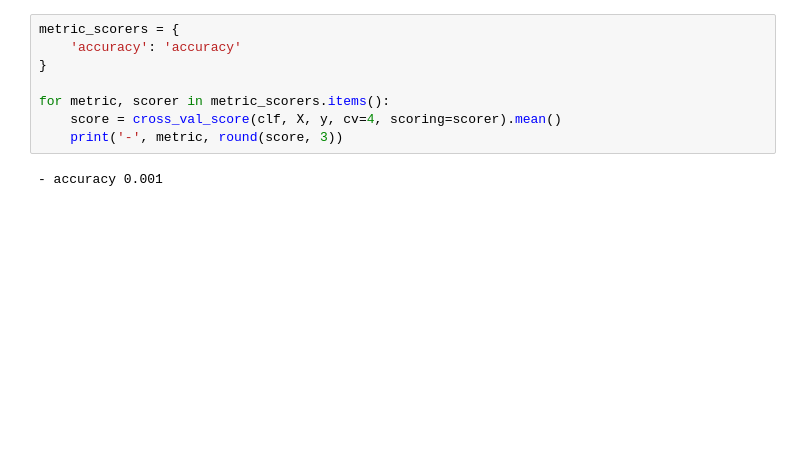
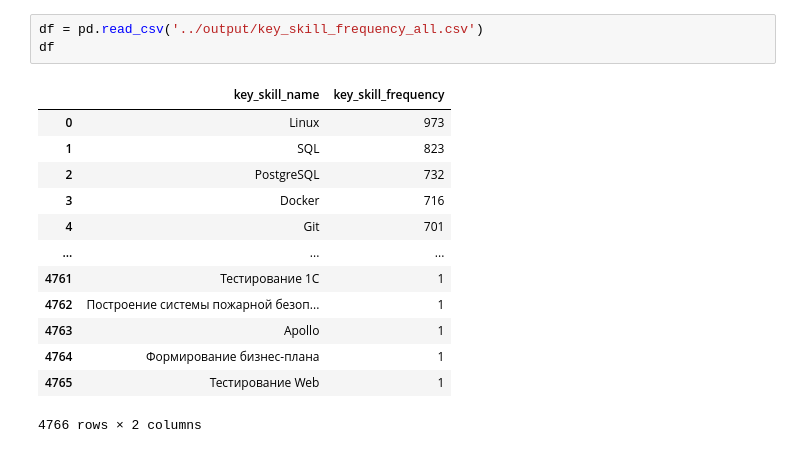
Before and after one commit to 0tve/JobCompetencies, a Jupyter notebook: src/model.ipynb, the cells around one changed output. Saved outputs shown, nothing was run; the diff lists cells and outputs as text; blank space fills up the shorter version.

```diff
--- a/src/model.ipynb
+++ b/src/model.ipynb
@@ -448,10 +16,17 @@ RandomForestClassifier(random_state=42)
-# %%
-metric_scorers = {
-    'accuracy': 'accuracy'
-}
-
-for metric, scorer in metric_scorers.items():
-    score = cross_val_score(clf, X, y, cv=4, scoring=scorer).mean()
-    print('-', metric, round(score, 3))
-# %% [output]
-- accuracy 0.001
+# %%
+df = pd.read_csv('../output/key_skill_frequency_all.csv')
+df
+# %% [output]
+|  | key_skill_name | key_skill_frequency |
+| 0 | Linux | 973 |
+| 1 | SQL | 823 |
+| 2 | PostgreSQL | 732 |
+| 3 | Docker | 716 |
+| 4 | Git | 701 |
+| ... | ... | ... |
+| 4761 | Тестирование 1C | 1 |
+| 4762 | Построение системы пожарной безоп... | 1 |
+| 4763 | Apollo | 1 |
+| 4764 | Формирование бизнес-плана | 1 |
+| 4765 | Тестирование Web | 1 |
+4766 rows × 2 columns
```
Also changed, not shown: parts of 33 cells of this notebook.
